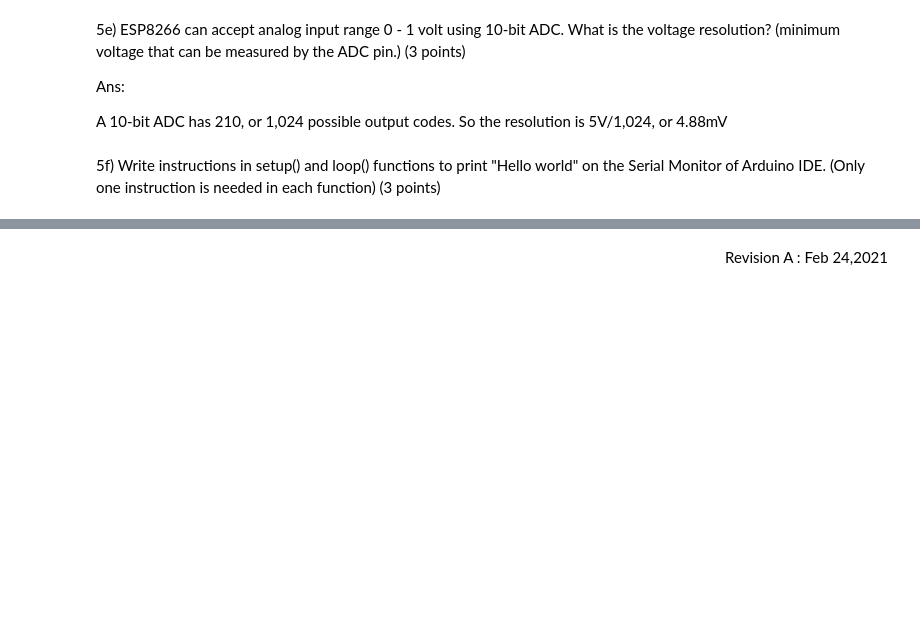
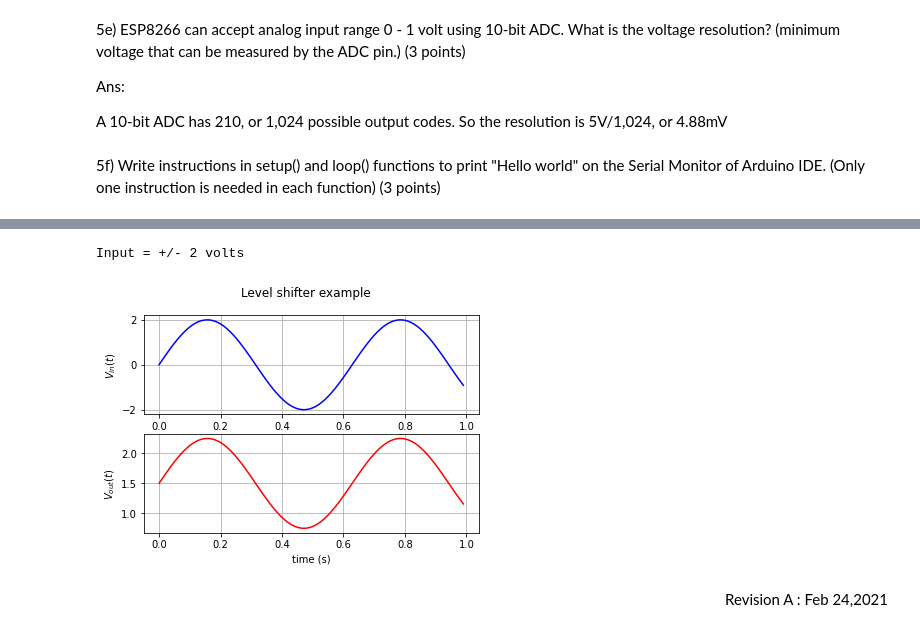
Before and after one commit to KunanonJ/Task-iot, a Jupyter notebook: Kunanon_midterm01205479_20.ipynb, the cells around one changed output, grey strips where cells are left out. Drawn from its saved outputs; the diff is of its cells as text; code cells hidden in the pictures; blank space fills up the shorter version.

```diff
--- a/Kunanon_midterm01205479_20.ipynb
+++ b/Kunanon_midterm01205479_20.ipynb
@@ -398,2 +458,30 @@ alt="Figure 8"/>
+# %%
+print("Input = +/- {} volts".format(Z))
+# %% [output]
+Input = +/- 2 volts
+# %%
+# Verify the design
+Vb = -1.5
+R1 = 10000;
+R2 = 10000;
+R4 = 10000;
+R3 = 4.33*R4;
+
+tvec = np.arange(0,1,0.01)
+om = 10
+Vin = Z*np.sin(om*tvec)
+Vout = (R4/(R3+R4))*(1+R2/R1)*Vin - (R2/R1)*Vb
+
+fig, (ax1, ax2) = plt.subplots(2)
+fig.suptitle('Level shifter example')
+ax1.plot(tvec,Vin,'b-')
+ax1.grid(True)
+ax1.set_ylabel('$V_{in}(t)$')
+ax2.plot(tvec,Vout,'r-')
+ax2.set_xlabel('time (s)')
+ax2.set_ylabel('$V_{out}(t)$')
+ax2.grid(True)
+# %% [output]
+[figure, added]
 # %% [markdown]
 <div align=right>Revision A : Feb 24,2021</div>
```
Also changed, not shown: parts of 8 cells of this notebook.
